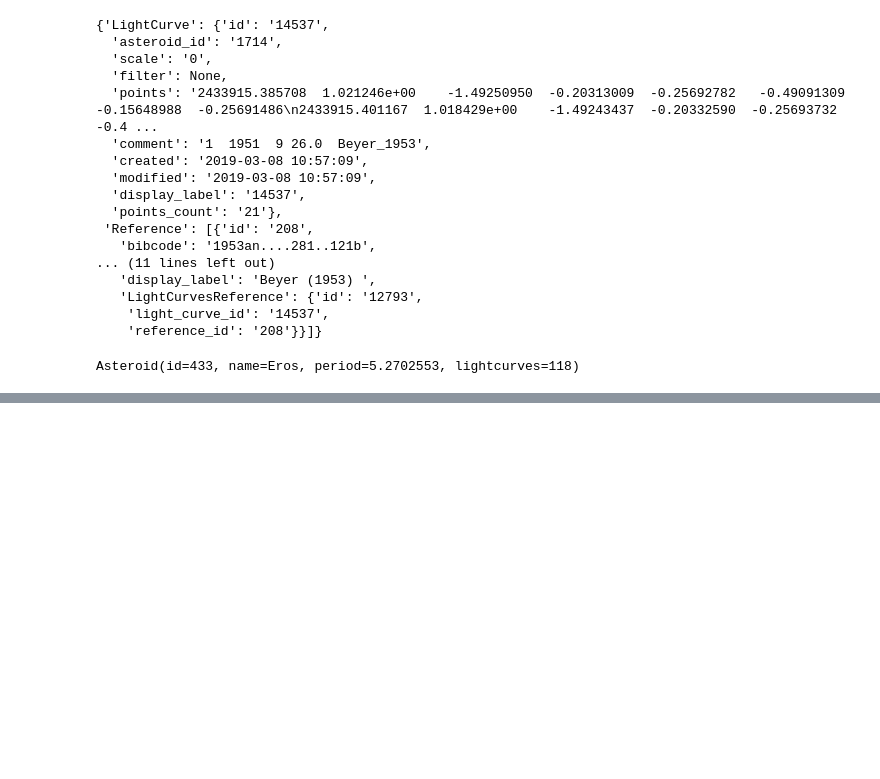
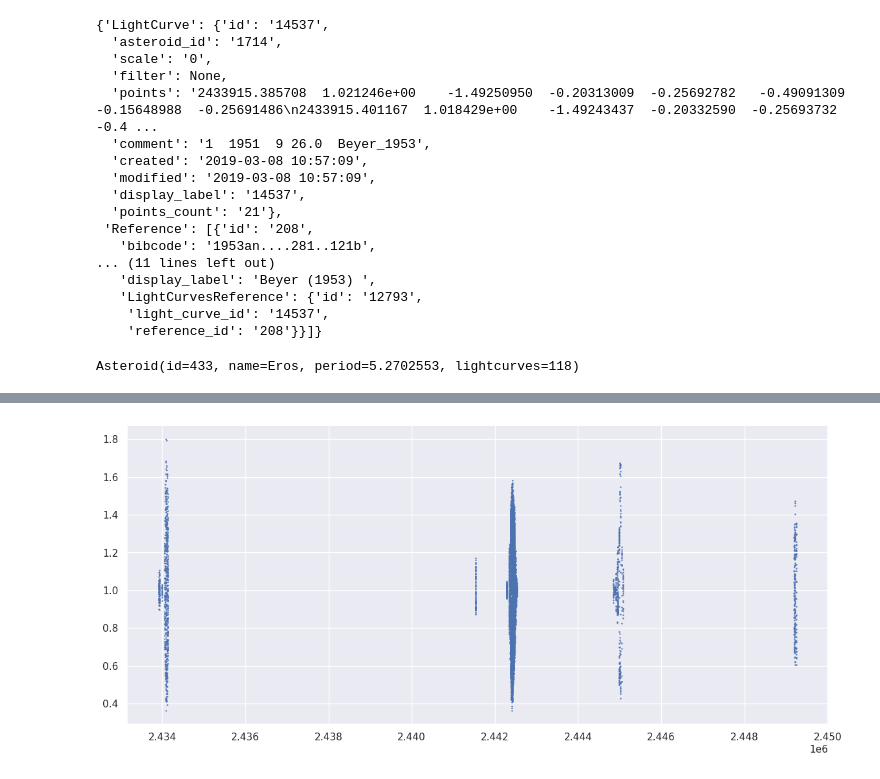
Before and after one commit to Vosloo/asteroid-lightcurves, a Jupyter notebook: EDA.ipynb, the cells around one changed output, grey strips where cells are left out. Saved outputs shown, nothing was run; the diff lists cells and outputs as text; code cells hidden in the pictures; blank space fills up the shorter version.

```diff
--- a/EDA.ipynb
+++ b/EDA.ipynb
@@ -177,0 +65,12 @@ plt.show()
+# %%
+brightness = []
+times = []
+for lc in asteroid.lightcurves:
+    for point in lc.points:
+        brightness.append(point.brightness)
+        times.append(point.JD)
+
+plt.scatter(times, brightness, s=0.5)
+plt.show()
+# %% [output]
+[figure, added]
```
Also changed, not shown: parts of 33 cells of this notebook, 5 other files.
